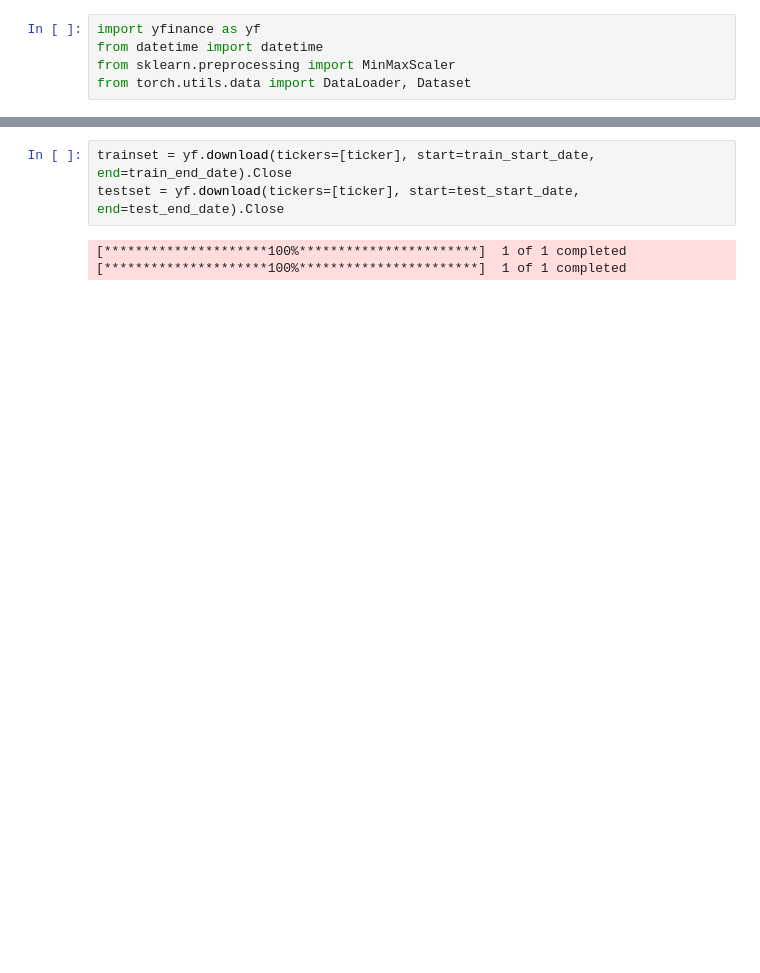
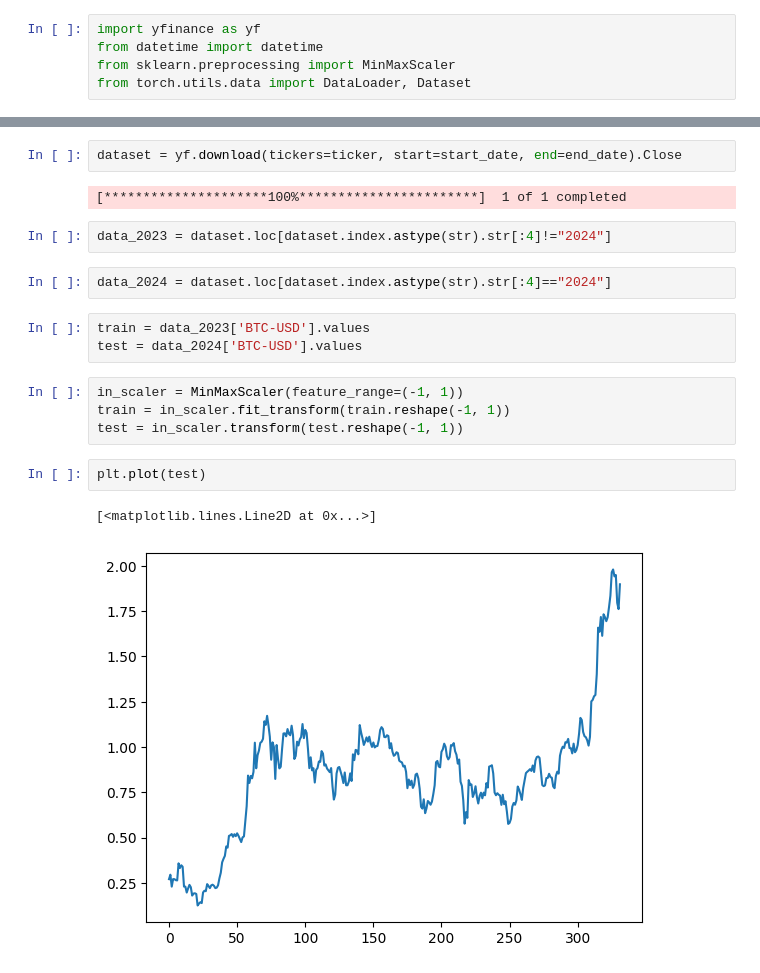
Before and after one commit to K-T-P/Deep-Learning-Fundamentals, a Jupyter notebook: Workshop5/workshop_5.ipynb, the cells around one changed output, grey strips where cells are left out. Cells and saved outputs as stored; diff of their text form; blank space fills up the shorter version.

```diff
--- a/Workshop5/workshop_5.ipynb
+++ b/Workshop5/workshop_5.ipynb
@@ -957,6 +859,20 @@ test_end_date = datetime.now()
 # %%
-trainset = yf.download(tickers=[ticker], start=train_start_date, end=train_end_date).Close
-testset = yf.download(tickers=[ticker], start=test_start_date, end=test_end_date).Close
+dataset = yf.download(tickers=ticker, start=start_date, end=end_date).Close
 # %% [output]
 [*********************100%***********************]  1 of 1 completed
-[*********************100%***********************]  1 of 1 completed
+# %%
+data_2023 = dataset.loc[dataset.index.astype(str).str[:4]!="2024"]
+# %%
+data_2024 = dataset.loc[dataset.index.astype(str).str[:4]=="2024"]
+# %%
+train = data_2023['BTC-USD'].values
+test = data_2024['BTC-USD'].values
+# %%
+in_scaler = MinMaxScaler(feature_range=(-1, 1))
+train = in_scaler.fit_transform(train.reshape(-1, 1))
+test = in_scaler.transform(test.reshape(-1, 1))
+# %%
+plt.plot(test)
+# %% [output]
+[<matplotlib.lines.Line2D at 0x...>]
+[figure, added]
```
Also changed, not shown: parts of 40 cells of this notebook.
